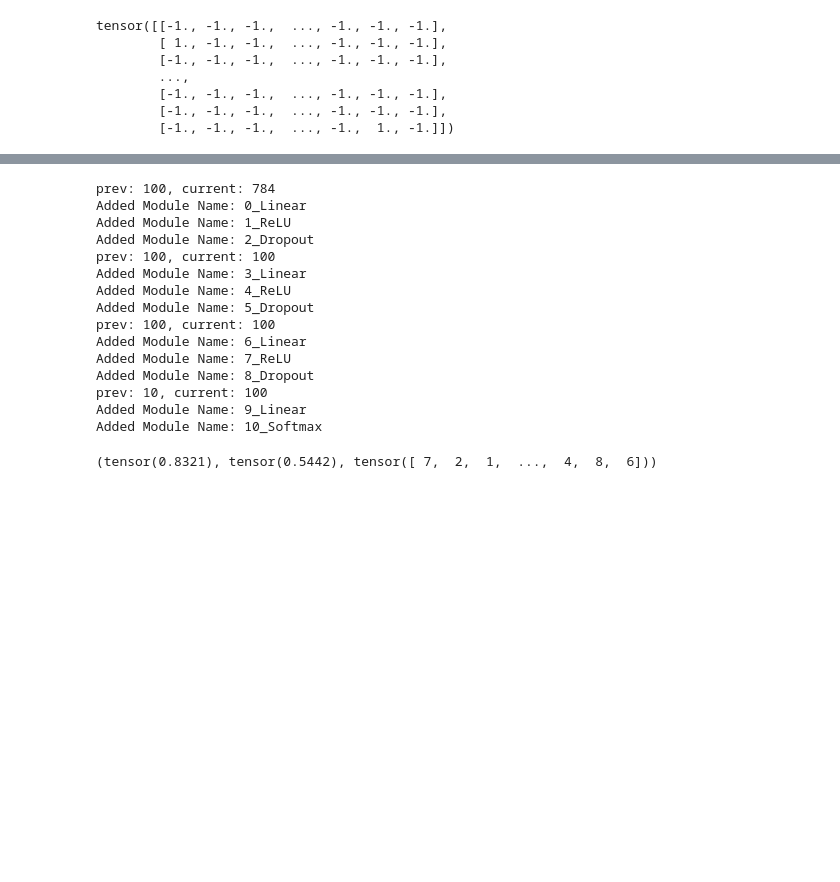
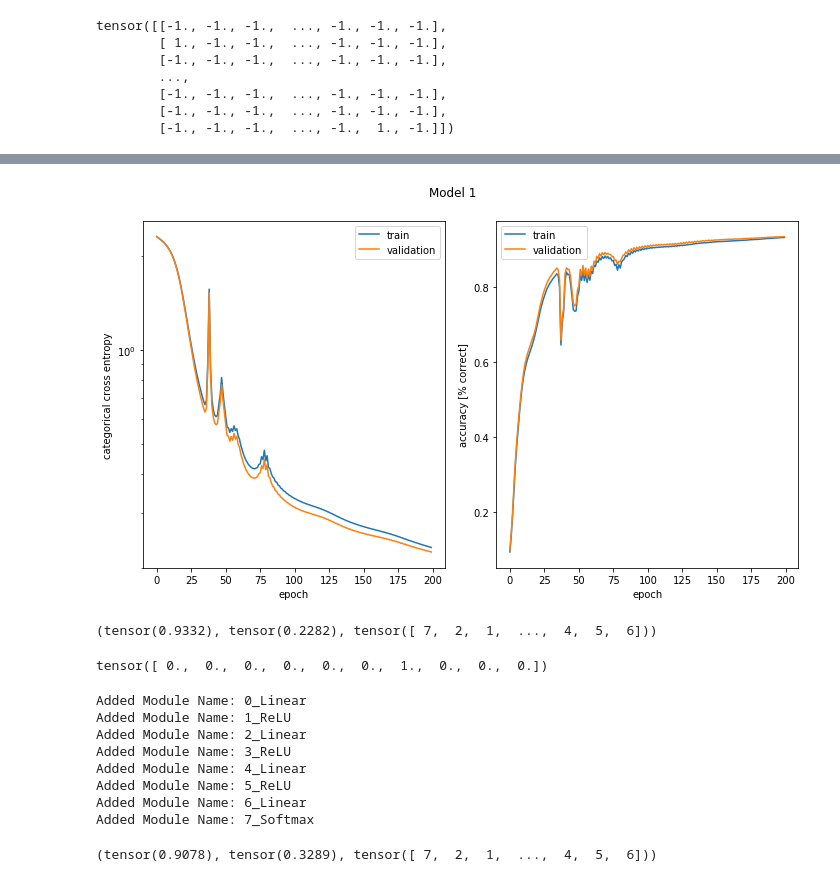
Before and after one commit to mumcuyan/dl-framework, a Jupyter notebook: test_mnist.ipynb, the cells around one changed output, grey strips where cells are left out. Drawn from its saved outputs; the diff is of its cells as text; code cells hidden in the pictures; blank space fills up the shorter version.

Commit message:
2nd update test_mnist

```diff
--- a/test_mnist.ipynb
+++ b/test_mnist.ipynb
@@ -179,0 +206,41 @@ def default_net_3(x_all, y_all, num_of_neurons=(2, 25, 25, 25, 2), lr=0.1, momen
+# %%
+def prepare_standardplot(title, xlabel):
+    fig, (ax1, ax2) = plt.subplots(1, 2, figsize=(10,6))
+    fig.suptitle(title)
+    ax1.set_ylabel('categorical cross entropy')
+    ax1.set_xlabel(xlabel)
+    ax1.set_yscale('log')
+    ax2.set_ylabel('accuracy [% correct]')
+    ax2.set_xlabel(xlabel)
+    return fig, ax1, ax2
+
+def finalize_standardplot(fig, ax1, ax2):
+    ax1handles, ax1labels = ax1.get_legend_handles_labels()
+    if len(ax1labels) > 0:
+        ax1.legend(ax1handles, ax1labels)
+    ax2handles, ax2labels = ax2.get_legend_handles_labels()
+    if len(ax2labels) > 0:
+        ax2.legend(ax2handles, ax2labels)
+    fig.tight_layout()
+    plt.subplots_adjust(top=0.9)
+
+def plot(costs, accs, title):
+    fig, ax1, ax2 = prepare_standardplot(title, 'epoch')
+    ax1.plot(costs, label = "test")
+    ax1.plot(history.history['val_loss'], label = "validation")
+    ax2.plot(accs, label = "test")
+    ax2.plot(history.history['val_acc'], label = "validation")
+    finalize_standardplot(fig, ax1, ax2)
+    return fig
+
+def plot_v2(train_report, title=""):
+    fig, ax1, ax2 = prepare_standardplot(title, 'epoch')
+    ax1.plot(train_report["train_loss"], label = "train")
+    ax1.plot(train_report["val_loss"], label = "validation")
+    ax2.plot(train_report["train_acc"], label = "train")
+    ax2.plot(train_report["val_acc"], label = "validation")
+    finalize_standardplot(fig, ax1, ax2)
+    return fig
+# %%
+model1, train1 = default_net_1(train_input, train_target, num_of_neurons=(784, 500, 200, 100, 10), activation='relu', lr=0.1, momentum_coef=0.0, weight_decay=0.0, p_dropout=0.0, num_of_epochs=200, val_split=0.2, verbose=0)
+test1 = model1.evaluate(test_input, test_target, return_pred=True)
@@ -180,21 +259,26 @@ def default_net_3(x_all, y_all, num_of_neurons=(2, 25, 25, 25, 2), lr=0.1, momen
+# %%
+plot_v2(train1, title="Model 1")
+# %% [output]
+[figure, added]
+# %%
+test1
+# %% [output]
+(tensor(0.9332), tensor(0.2282), tensor([ 7,  2,  1,  ...,  4,  5,  6]))
+# %%
+test_target[-1,:]
+# %% [output]
+tensor([ 0.,  0.,  0.,  0.,  0.,  0.,  1.,  0.,  0.,  0.])
 # %%
-model1 = default_net_1(train_input, train_target, num_of_neurons=(784, 100, 100, 100, 10), lr=0.1, momentum_coef=0.0, num_of_epochs=100)
-model1.evaluate(test_input, test_target, return_pred=True)
+model2, train2 = default_net_2(train_input, train_target, num_of_neurons=(784, 100, 100, 10), lr=0.1, momentum_coef=0.0, num_of_epochs=100)
+test2 = model2.evaluate(test_input, test_target, return_pred=True)
 # %% [output]
-prev: 100, current: 784
 Added Module Name: 0_Linear
 Added Module Name: 1_ReLU
-Added Module Name: 2_Dropout
-prev: 100, current: 100
-Added Module Name: 3_Linear
-Added Module Name: 4_ReLU
-Added Module Name: 5_Dropout
-prev: 100, current: 100
+Added Module Name: 2_Linear
+Added Module Name: 3_ReLU
+Added Module Name: 4_Linear
+Added Module Name: 5_ReLU
 Added Module Name: 6_Linear
-Added Module Name: 7_ReLU
-Added Module Name: 8_Dropout
-prev: 10, current: 100
-Added Module Name: 9_Linear
-Added Module Name: 10_Softmax
+Added Module Name: 7_Softmax
-(tensor(0.8321), tensor(0.5442), tensor([ 7,  2,  1,  ...,  4,  8,  6]))
+(tensor(0.9078), tensor(0.3289), tensor([ 7,  2,  1,  ...,  4,  5,  6]))
 # %%
```
Also changed, not shown: parts of 6 cells of this notebook.
